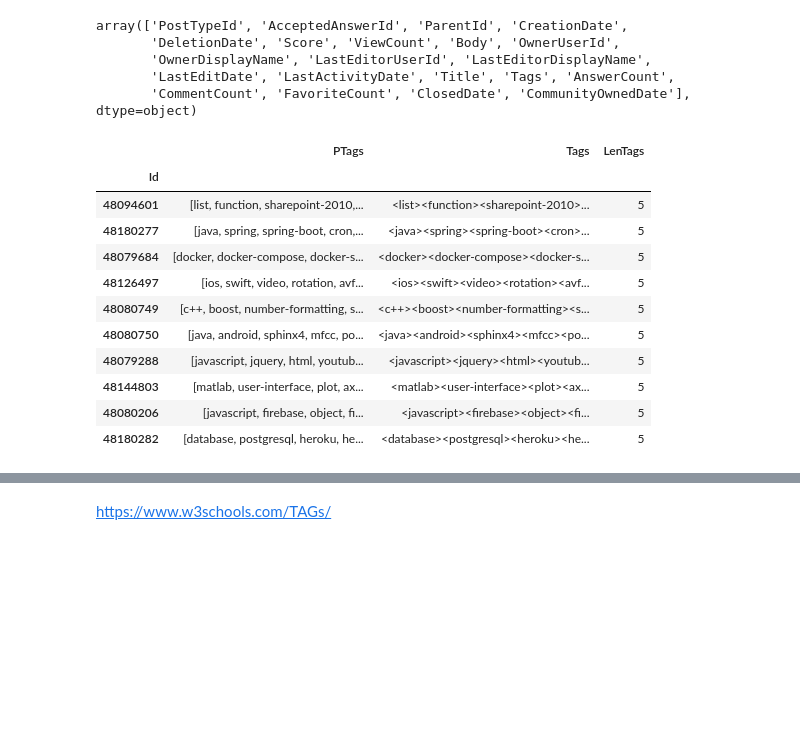
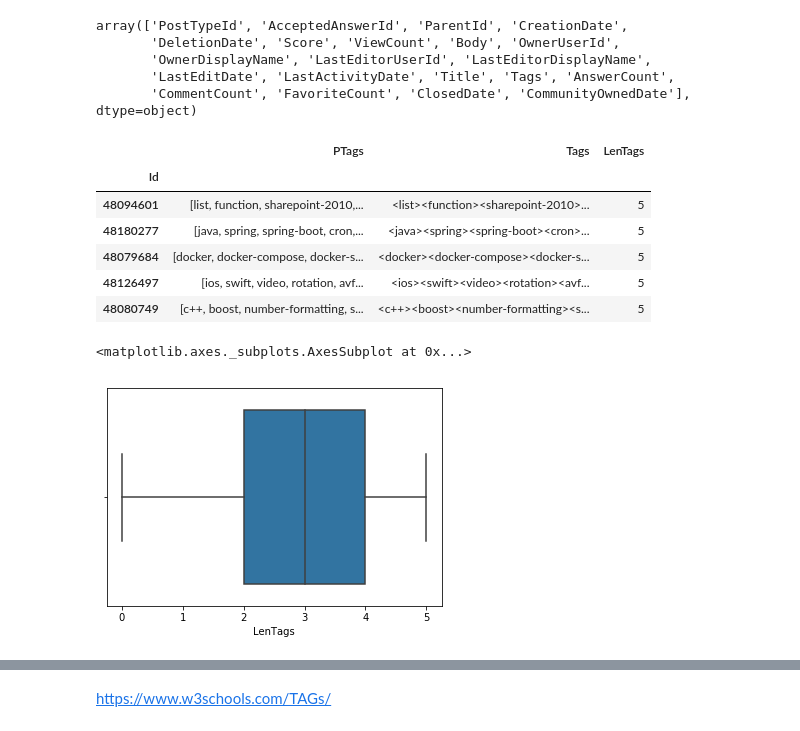
Before and after one commit to rudloffl/Tag-generator-Stackoverflow, a Jupyter notebook: Notebooks/A2 - posts exploration.ipynb, the cells around one changed output, grey strips where cells are left out. Drawn from its saved outputs; the diff is of its cells as text; code cells hidden in the pictures; blank space fills up the shorter version.

```diff
--- a/Notebooks/A2 - posts exploration.ipynb
+++ b/Notebooks/A2 - posts exploration.ipynb
@@ -33,7 +35,7 @@ WHERE
 #dataloading
 
 #To copy paste in the list of parameters below to limit the dataset size
-postsdf = pd.read_csv('posts with tags.csv', nrows = 50, index_col=0, parse_dates=['CreationDate', 'DeletionDate', 'LastEditDate', 'LastActivityDate', 'ClosedDate'])
+#postsdf = pd.read_csv('posts with tags.csv', nrows = 50, index_col=0, parse_dates=['CreationDate', 'DeletionDate', 'LastEditDate', 'LastActivityDate', 'ClosedDate'])
 
 #complete loading
 postsdf = pd.read_csv('posts with tags.csv', index_col=0, parse_dates=['CreationDate', 'DeletionDate', 'LastEditDate', 'LastActivityDate', 'ClosedDate'])
@@ -59,21 +61,24 @@ array(['PostTypeId', 'AcceptedAnswerId', 'ParentId', 'CreationDate',
 # %%
 #Tags parsing on dataset
 postsdf['PTags'] = postsdf['Tags'].apply(lambda x: [tag.name for tag in BeautifulSoup(x, 'html.parser').find_all()])
 postsdf['LenTags'] = postsdf['PTags'].apply(lambda x: len(x))
-postsdf[['PTags', 'Tags', 'LenTags']].sort_values('LenTags', ascending = False).head(10)
+postsdf[['PTags', 'Tags', 'LenTags']].sort_values('LenTags', ascending = False).head()
 # %% [output]
 |  | PTags | Tags | LenTags |
 | Id |  |  |  |
 | 48094601 | [list, function, sharepoint-2010,... | <list><function><sharepoint-2010>... | 5 |
 | 48180277 | [java, spring, spring-boot, cron,... | <java><spring><spring-boot><cron>... | 5 |
 | 48079684 | [docker, docker-compose, docker-s... | <docker><docker-compose><docker-s... | 5 |
 | 48126497 | [ios, swift, video, rotation, avf... | <ios><swift><video><rotation><avf... | 5 |
 | 48080749 | [c++, boost, number-formatting, s... | <c++><boost><number-formatting><s... | 5 |
-| 48080750 | [java, android, sphinx4, mfcc, po... | <java><android><sphinx4><mfcc><po... | 5 |
-| 48079288 | [javascript, jquery, html, youtub... | <javascript><jquery><html><youtub... | 5 |
-| 48144803 | [matlab, user-interface, plot, ax... | <matlab><user-interface><plot><ax... | 5 |
-| 48080206 | [javascript, firebase, object, fi... | <javascript><firebase><object><fi... | 5 |
-| 48180282 | [database, postgresql, heroku, he... | <database><postgresql><heroku><he... | 5 |
+# %%
+#How many tags per posts
+#postsdf['LenTags'].plot(kind='box')
+sns.boxplot(postsdf['LenTags'])
+#plt.show()
+# %% [output]
+<matplotlib.axes._subplots.AxesSubplot at 0x...>
+[figure, added]
 # %%
 #What are the tags in the HTML body ?
 postsdf['TagsSet'] = postsdf['Body'].apply(lambda x: set([tag.name for tag in BeautifulSoup(x, 'lxml').find_all()]))
```
Also changed, not shown: parts of 39 cells of this notebook, 3 other files.
